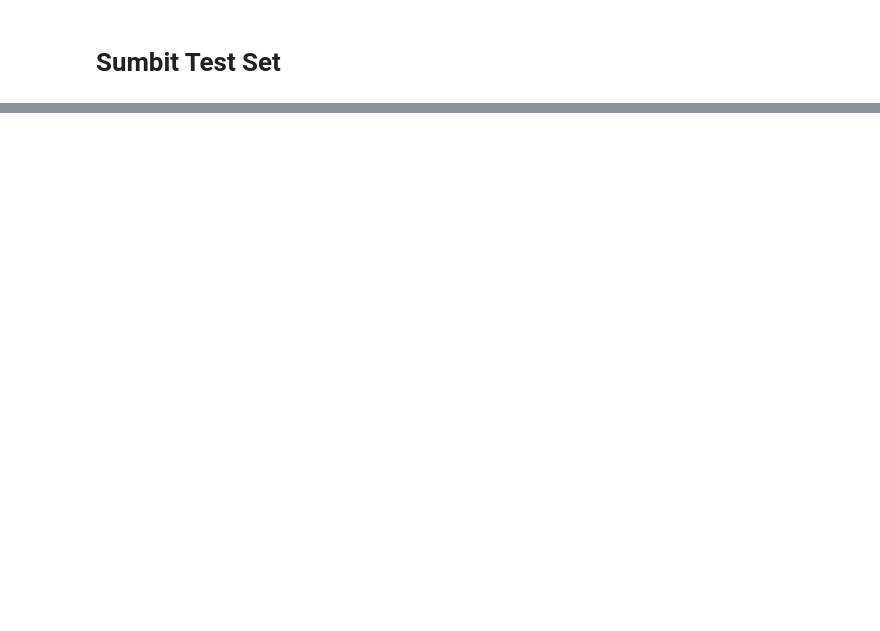
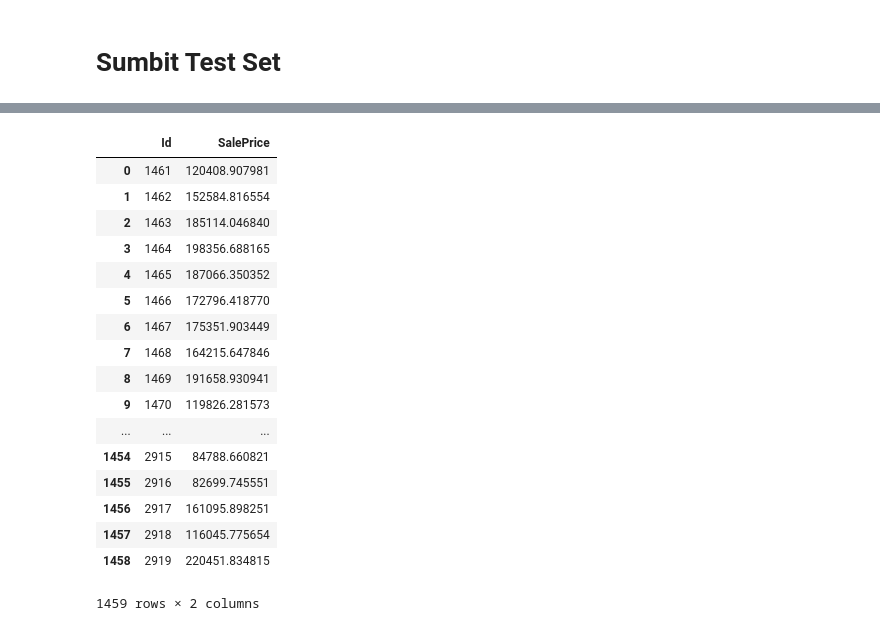
Before and after one commit to gsoosk/HousePrices, a Jupyter notebook: House Price.ipynb, the cells around one changed output, grey strips where cells are left out. Cells and saved outputs as stored; diff of their text form; code cells hidden in the pictures; blank space fills up the shorter version.

Commit message:
Adding teammates predictions to train an ensemble method

```diff
--- a/House Price.ipynb
+++ b/House Price.ipynb
@@ -1188,0 +1205,17 @@ final_prediction.to_csv(answer_csv, index=False)
+# %%
+sums = (1/1000 + 1/1500 + 1/22 + 1/1000 + 1/800)
+# %%
+final = pd.DataFrame()
+final['Id'] = teammate1_df['Id']
+final['SalePrice'] = (teammate1_df['SalePrice'] * 1/1000 / sums +
+                      teammate2_df['SalePrice'] * 1/1500 / sums +
+                      teammate3_df['SalePrice'] * 1/22 / sums +
+                      teammate4_df['SalePrice'] * 1/800 / sums +
+                      our_df['SalePrice'] * 1/1000 / sums )
+# %%
+q1 = pd.DataFrame(final).quantile(0.0042)
+pre_df = pd.DataFrame(final)
+# pre_df["SalePrice"] = final
+# pre_df = pre_df[["SalePrice"]]
+
+pre_df.loc[pre_df.Id <= q1[0], "SalePrice"] = teammate3_df.loc[pre_df.Id <= q1[0], "SalePrice"]
@@ -1188,0 +1235,2 @@ final_prediction.to_csv(answer_csv, index=False)
+# %%
+final['SalePrice'] = pre_df['SalePrice']
@@ -1188,0 +1239,21 @@ final_prediction.to_csv(answer_csv, index=False)
+# %%
+final
+# %% [output]
+|  | Id | SalePrice |
+| 0 | 1461 | 120408.907981 |
+| 1 | 1462 | 152584.816554 |
+| 2 | 1463 | 185114.046840 |
+| 3 | 1464 | 198356.688165 |
+| 4 | 1465 | 187066.350352 |
+| 5 | 1466 | 172796.418770 |
+| 6 | 1467 | 175351.903449 |
+| 7 | 1468 | 164215.647846 |
+| 8 | 1469 | 191658.930941 |
+| 9 | 1470 | 119826.281573 |
+| ... | ... | ... |
+| 1454 | 2915 | 84788.660821 |
+| 1455 | 2916 | 82699.745551 |
+| 1456 | 2917 | 161095.898251 |
+| 1457 | 2918 | 116045.775654 |
+| 1458 | 2919 | 220451.834815 |
+1459 rows × 2 columns
```
Also changed, not shown: parts of 27 cells of this notebook, 6 other files.
